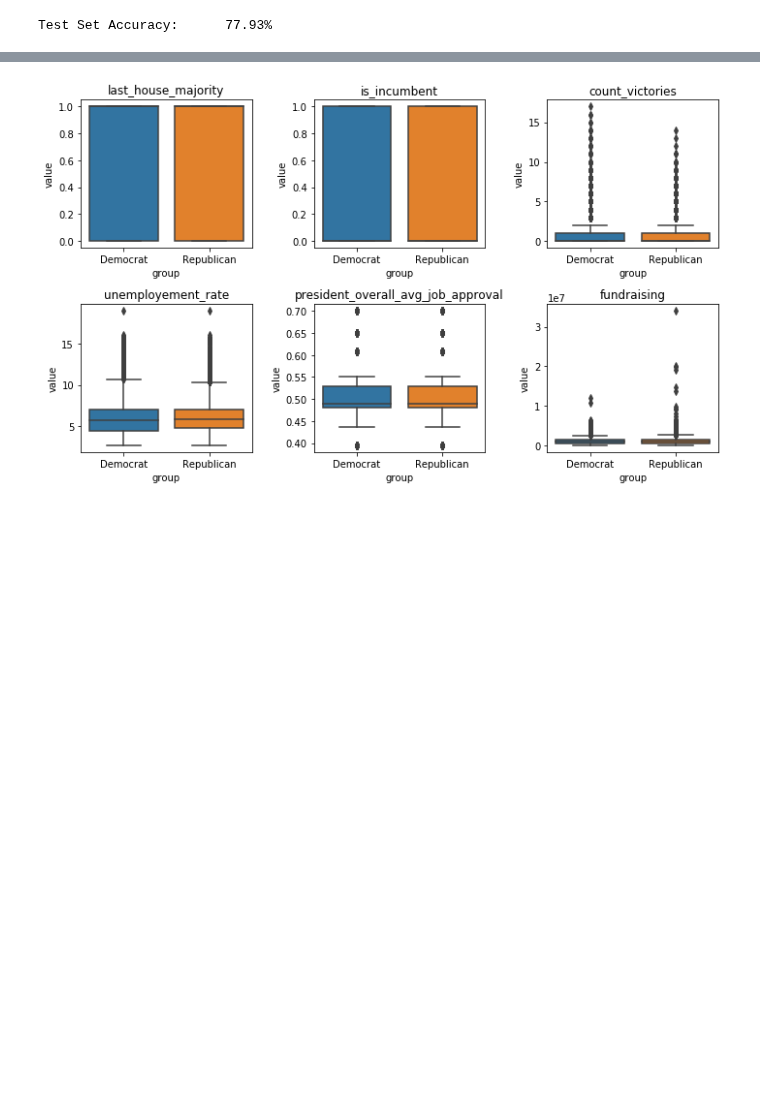
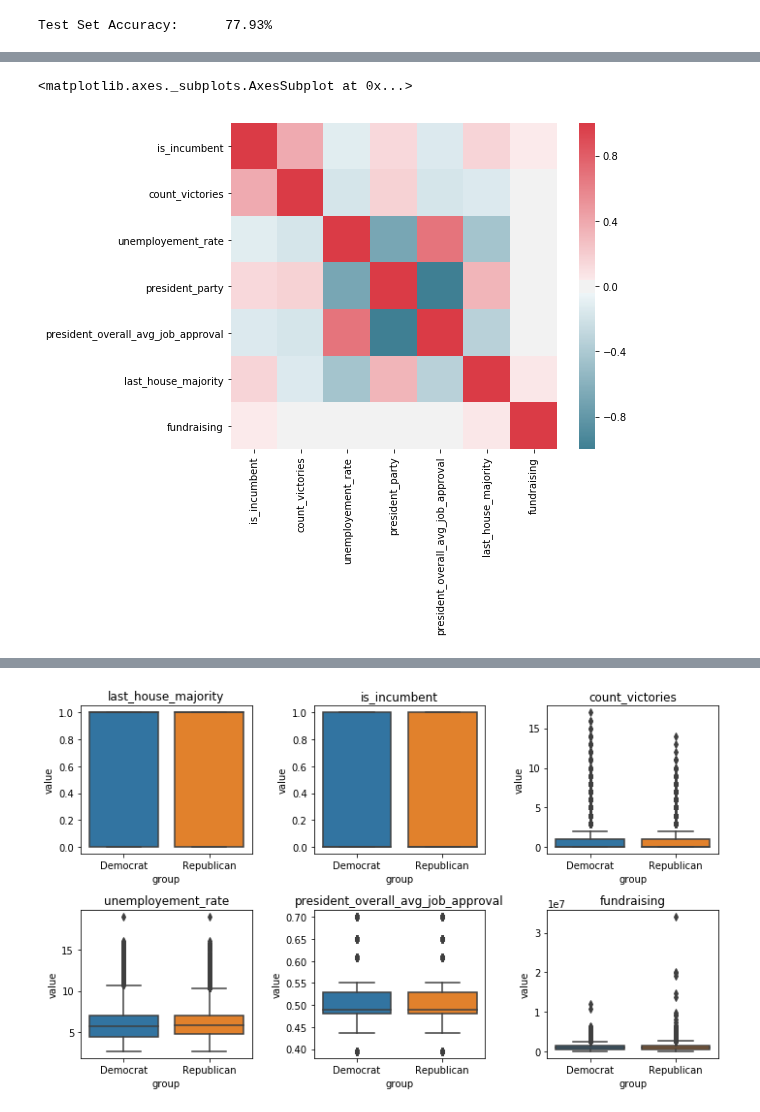
Before and after one commit to pmary/harvard_E-109A_final, a Jupyter notebook: 01 Extraction_EDA_Baseline.ipynb, the cells around one changed output, grey strips where cells are left out. Drawn from its saved outputs; the diff is of its cells as text; code cells hidden in the pictures; blank space fills up the shorter version.

Commit message:
correlation heatmap added

```diff
--- a/01 Extraction_EDA_Baseline.ipynb
+++ b/01 Extraction_EDA_Baseline.ipynb
@@ -2156,3 +2139,12 @@ corr_df[corr_df['party'] == 1].drop('party', axis=1).corr().style.format("{:.2}"
+# %%
+#heatmap is used for documentation purposes
+f, ax = plt.subplots(figsize=(8, 6))
+corr = corr_df[corr_df['party'] == 1].drop('party', axis=1).corr()
+sns.heatmap(corr, mask=np.zeros_like(corr, dtype=np.bool), cmap=sns.diverging_palette(220, 10, as_cmap=True),
+            square=True, ax=ax)
+# %% [output]
+<matplotlib.axes._subplots.AxesSubplot at 0x...>
+[figure, added]
 # %%
 # table with all correlations for Democrats win
 corr_df[corr_df['party'] == 0].drop('party',axis=1).corr().style.format("{:.2}").background_gradient(cmap=plt.get_cmap('coolwarm'), axis=1)
```
Also changed, not shown: parts of 18 cells of this notebook.
